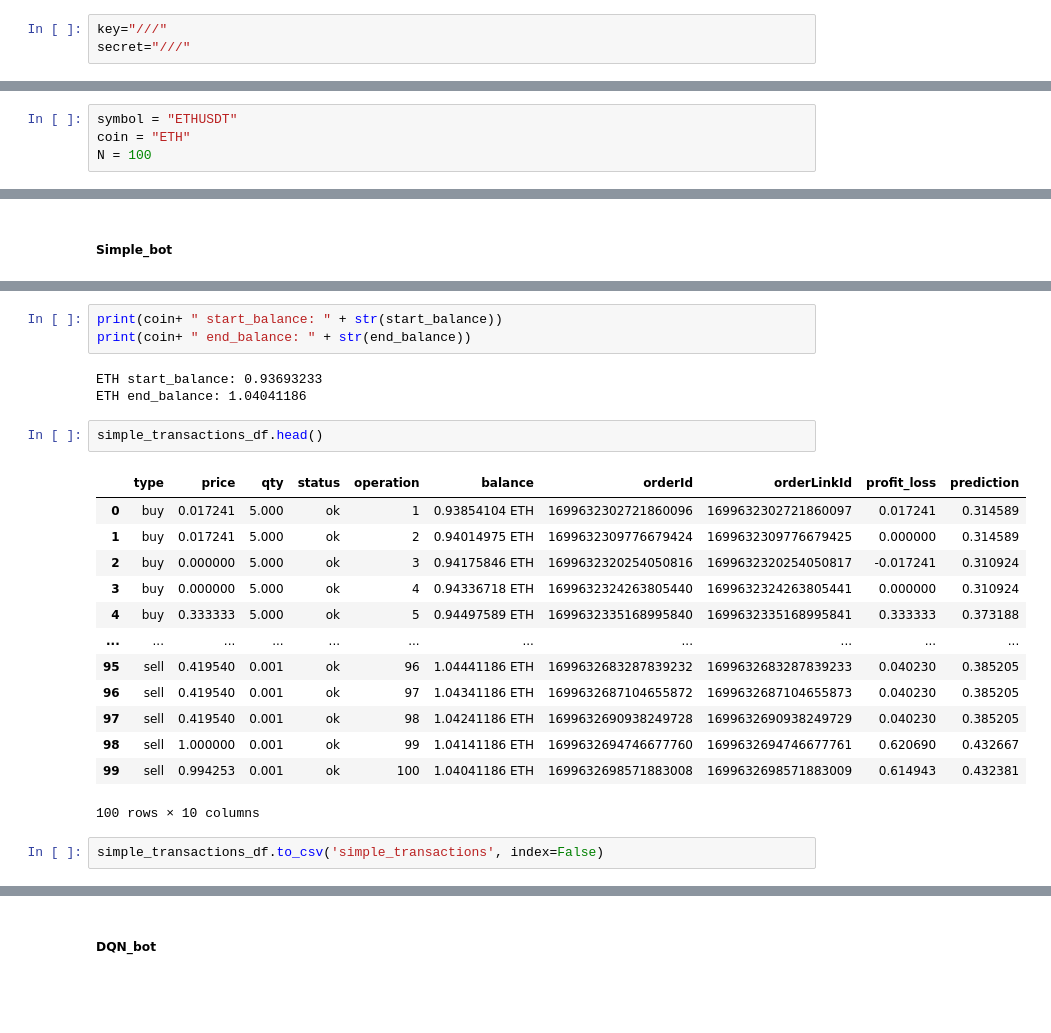
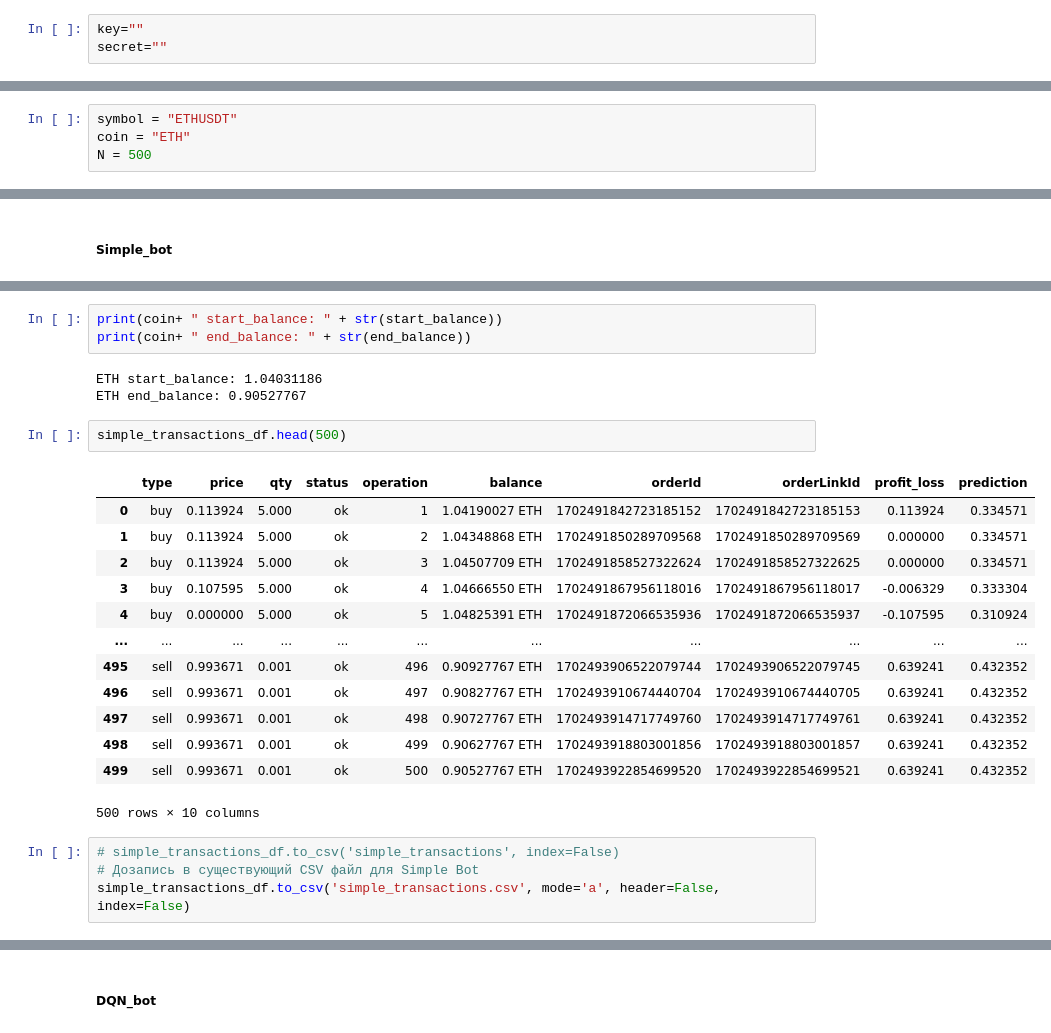
Before and after one commit to Zeerax-nya/Trading_bot, a Jupyter notebook: TradingBot.ipynb, the cells around one changed output, grey strips where cells are left out. Cells and saved outputs as stored; diff of their text form; blank space fills up the shorter version.

```diff
--- a/TradingBot.ipynb
+++ b/TradingBot.ipynb
@@ -693,8 +693,8 @@ import time
 # %% [markdown]
 ##### API
 # %%
-key="///"
-secret="///"
+key=""
+secret=""
 # %%
 cl = HTTP(
     testnet=True,
@@ -1087,7 +1087,7 @@ if __name__ == '__main__':
 # %%
 symbol = "ETHUSDT"
 coin = "ETH"
-N = 100
+N = 500
 # %%
 def get_assets(cl : HTTP, coin):
     """
@@ -1400,23 +1407,25 @@ method_sell
 print(coin+ " start_balance: " + str(start_balance))
 print(coin+ " end_balance: " + str(end_balance))
 # %% [output]
-ETH start_balance: 0.93693233
-ETH end_balance: 1.04041186
+ETH start_balance: 1.04031186
+ETH end_balance: 0.90527767
 # %%
-simple_transactions_df.head()
+simple_transactions_df.head(500)
 # %% [output]
 |  | type | price | qty | status | operation | balance | orderId | orderLinkId | profit_loss | prediction |
-| 0 | buy | 0.017241 | 5.000 | ok | 1 | 0.93854104 ETH | 1699632302721860096 | 1699632302721860097 | 0.017241 | 0.314589 |
-| 1 | buy | 0.017241 | 5.000 | ok | 2 | 0.94014975 ETH | 1699632309776679424 | 1699632309776679425 | 0.000000 | 0.314589 |
-| 2 | buy | 0.000000 | 5.000 | ok | 3 | 0.94175846 ETH | 1699632320254050816 | 1699632320254050817 | -0.017241 | 0.310924 |
-| 3 | buy | 0.000000 | 5.000 | ok | 4 | 0.94336718 ETH | 1699632324263805440 | 1699632324263805441 | 0.000000 | 0.310924 |
-| 4 | buy | 0.333333 | 5.000 | ok | 5 | 0.94497589 ETH | 1699632335168995840 | 1699632335168995841 | 0.333333 | 0.373188 |
+| 0 | buy | 0.113924 | 5.000 | ok | 1 | 1.04190027 ETH | 1702491842723185152 | 1702491842723185153 | 0.113924 | 0.334571 |
+| 1 | buy | 0.113924 | 5.000 | ok | 2 | 1.04348868 ETH | 1702491850289709568 | 1702491850289709569 | 0.000000 | 0.334571 |
+| 2 | buy | 0.113924 | 5.000 | ok | 3 | 1.04507709 ETH | 1702491858527322624 | 1702491858527322625 | 0.000000 | 0.334571 |
+| 3 | buy | 0.107595 | 5.000 | ok | 4 | 1.04666550 ETH | 1702491867956118016 | 1702491867956118017 | -0.006329 | 0.333304 |
+| 4 | buy | 0.000000 | 5.000 | ok | 5 | 1.04825391 ETH | 1702491872066535936 | 1702491872066535937 | -0.107595 | 0.310924 |
 | ... | ... | ... | ... | ... | ... | ... | ... | ... | ... | ... |
-| 95 | sell | 0.419540 | 0.001 | ok | 96 | 1.04441186 ETH | 1699632683287839232 | 1699632683287839233 | 0.040230 | 0.385205 |
-| 96 | sell | 0.419540 | 0.001 | ok | 97 | 1.04341186 ETH | 1699632687104655872 | 1699632687104655873 | 0.040230 | 0.385205 |
-| 97 | sell | 0.419540 | 0.001 | ok | 98 | 1.04241186 ETH | 1699632690938249728 | 1699632690938249729 | 0.040230 | 0.385205 |
-| 98 | sell | 1.000000 | 0.001 | ok | 99 | 1.04141186 ETH | 1699632694746677760 | 1699632694746677761 | 0.620690 | 0.432667 |
-| 99 | sell | 0.994253 | 0.001 | ok | 100 | 1.04041186 ETH | 1699632698571883008 | 1699632698571883009 | 0.614943 | 0.432381 |
+| 495 | sell | 0.993671 | 0.001 | ok | 496 | 0.90927767 ETH | 1702493906522079744 | 1702493906522079745 | 0.639241 | 0.432352 |
+| 496 | sell | 0.993671 | 0.001 | ok | 497 | 0.90827767 ETH | 1702493910674440704 | 1702493910674440705 | 0.639241 | 0.432352 |
+| 497 | sell | 0.993671 | 0.001 | ok | 498 | 0.90727767 ETH | 1702493914717749760 | 1702493914717749761 | 0.639241 | 0.432352 |
+| 498 | sell | 0.993671 | 0.001 | ok | 499 | 0.90627767 ETH | 1702493918803001856 | 1702493918803001857 | 0.639241 | 0.432352 |
+| 499 | sell | 0.993671 | 0.001 | ok | 500 | 0.90527767 ETH | 1702493922854699520 | 1702493922854699521 | 0.639241 | 0.432352 |
-100 rows × 10 columns
+500 rows × 10 columns
-# %%
-simple_transactions_df.to_csv('simple_transactions', index=False)
+# %%
+# simple_transactions_df.to_csv('simple_transactions', index=False)
+# Дозапись в существующий CSV файл для Simple Bot
+simple_transactions_df.to_csv('simple_transactions.csv', mode='a', header=False, index=False)
```
Also changed, not shown: parts of 27 cells of this notebook, 2 other files.
